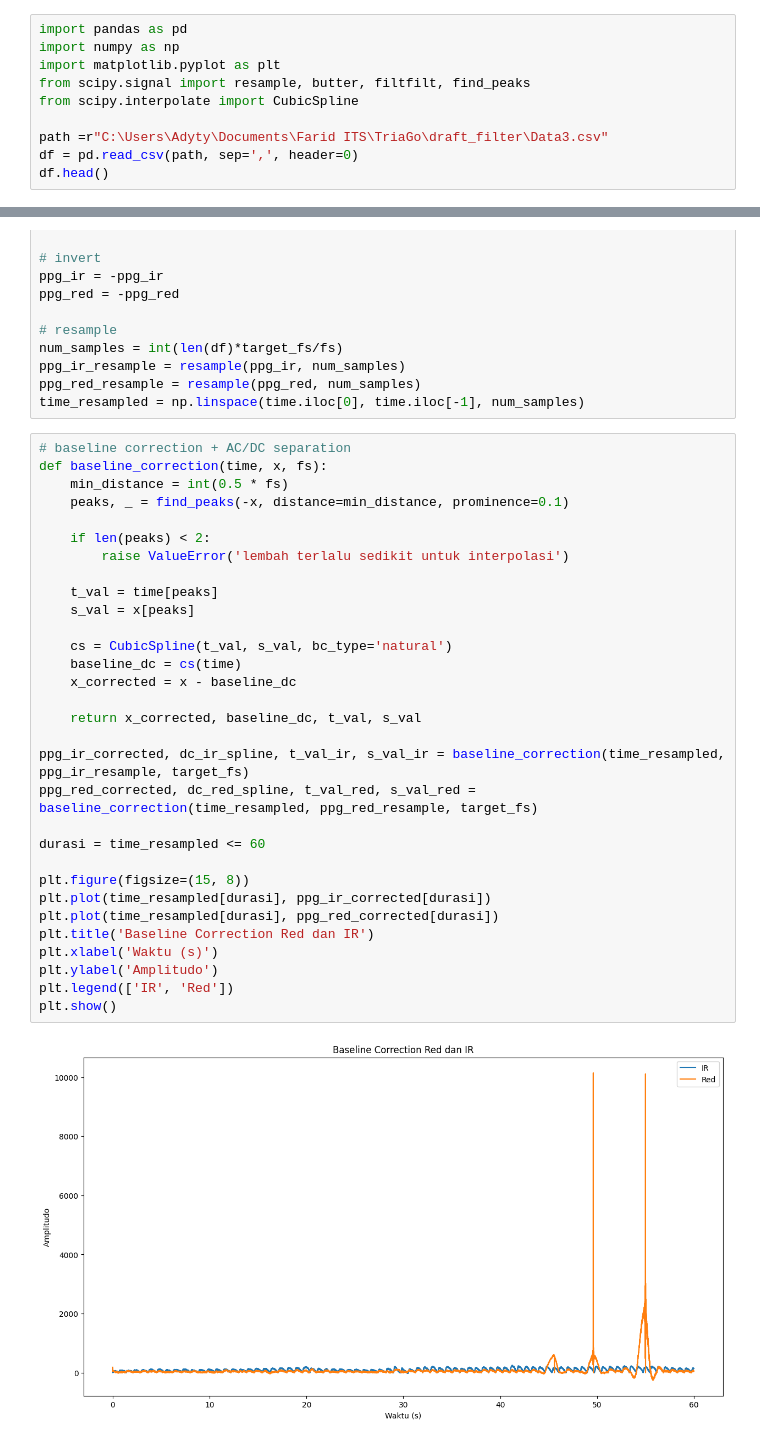
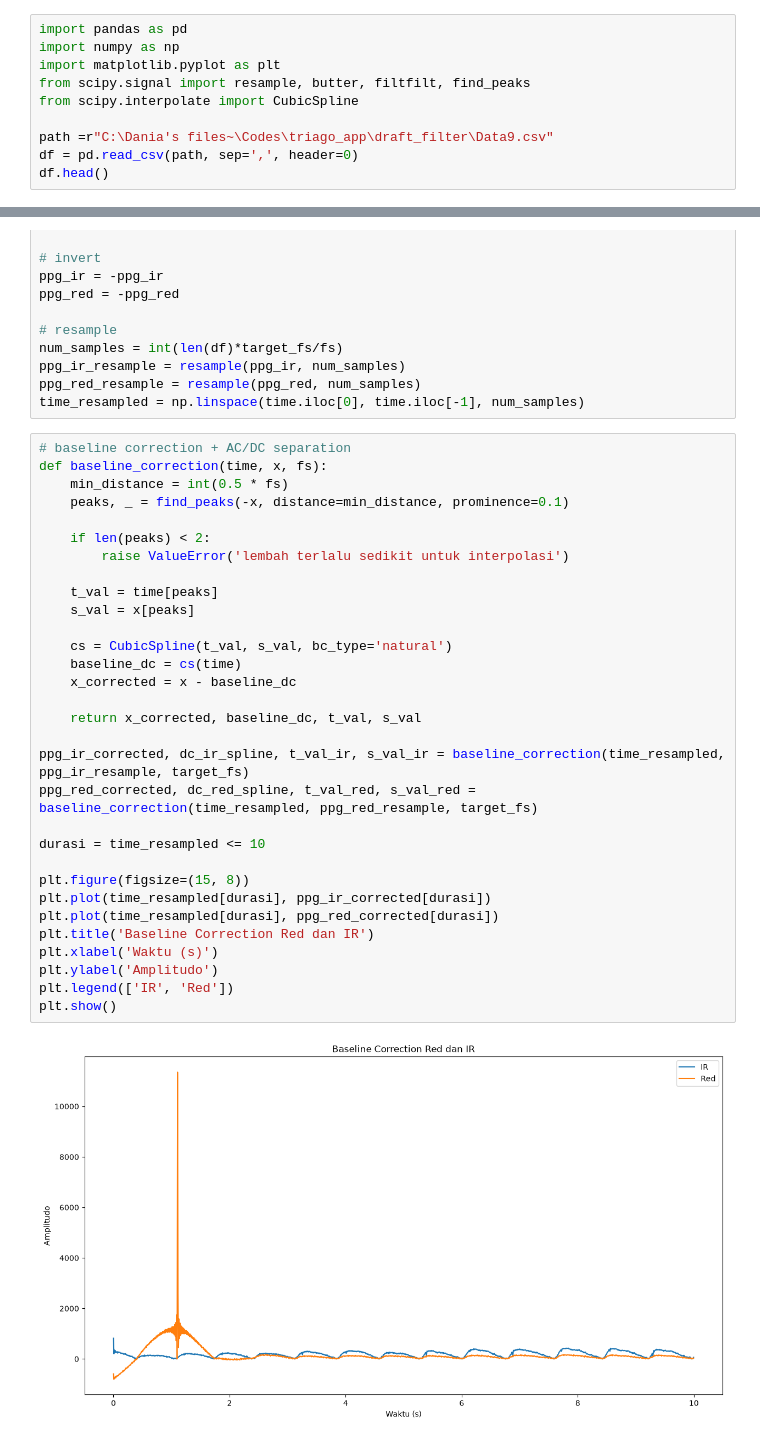
Before and after one commit to FaridAlfaruq/triago_app, a Jupyter notebook: draft_filter/filter_ekstrak_fitur_ppg.ipynb, the cells around one changed output, grey strips where cells are left out. Saved outputs shown, nothing was run; the diff lists cells and outputs as text.

```diff
--- a/draft_filter/filter_ekstrak_fitur_ppg.ipynb
+++ b/draft_filter/filter_ekstrak_fitur_ppg.ipynb
@@ -5,7 +5,7 @@ import matplotlib.pyplot as plt
 from scipy.signal import resample, butter, filtfilt, find_peaks
 from scipy.interpolate import CubicSpline
 
-path =r"C:\Users\Adyty\Documents\Farid ITS\TriaGo\draft_filter\Data3.csv"
+path =r"C:\Dania's files~\Codes\triago_app\draft_filter\Data9.csv"
 df = pd.read_csv(path, sep=',', header=0)
 df.head()
 # %% [output]
@@ -67,35 +67,35 @@ time_resampled = np.linspace(time.iloc[0], time.iloc[-1], num_samples)
 # baseline correction + AC/DC separation
 def baseline_correction(time, x, fs):
     min_distance = int(0.5 * fs)
     peaks, _ = find_peaks(-x, distance=min_distance, prominence=0.1)
 
     if len(peaks) < 2:
         raise ValueError('lembah terlalu sedikit untuk interpolasi')
 
     t_val = time[peaks]
     s_val = x[peaks]
 
     cs = CubicSpline(t_val, s_val, bc_type='natural')
     baseline_dc = cs(time)
     x_corrected = x - baseline_dc
 
     return x_corrected, baseline_dc, t_val, s_val
 
 ppg_ir_corrected, dc_ir_spline, t_val_ir, s_val_ir = baseline_correction(time_resampled, ppg_ir_resample, target_fs)
 ppg_red_corrected, dc_red_spline, t_val_red, s_val_red = baseline_correction(time_resampled, ppg_red_resample, target_fs)
 
-durasi = time_resampled <= 60
+durasi = time_resampled <= 10
 
 plt.figure(figsize=(15, 8))
 plt.plot(time_resampled[durasi], ppg_ir_corrected[durasi])
 plt.plot(time_resampled[durasi], ppg_red_corrected[durasi])
 plt.title('Baseline Correction Red dan IR')
 plt.xlabel('Waktu (s)')
 plt.ylabel('Amplitudo')
 plt.legend(['IR', 'Red'])
 plt.show()
 # %% [output]
-[figure, old version]
+[figure, new version]
 # %%
 def bpf(x, low_cut = 0.5, high_cut = 10, fs = 125, order=4):
     nyq = 0.5 * fs
```
Also changed, not shown: parts of 4 cells of this notebook, 4 other files.
